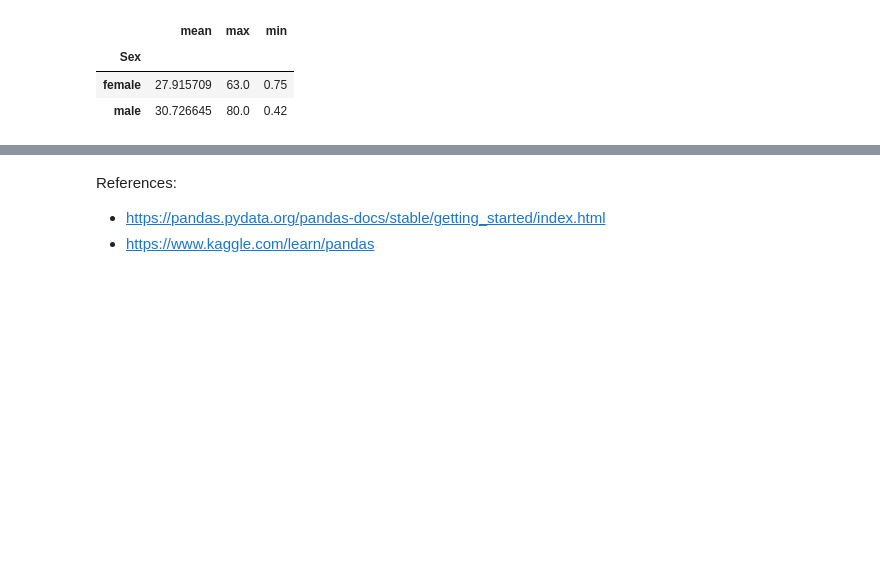
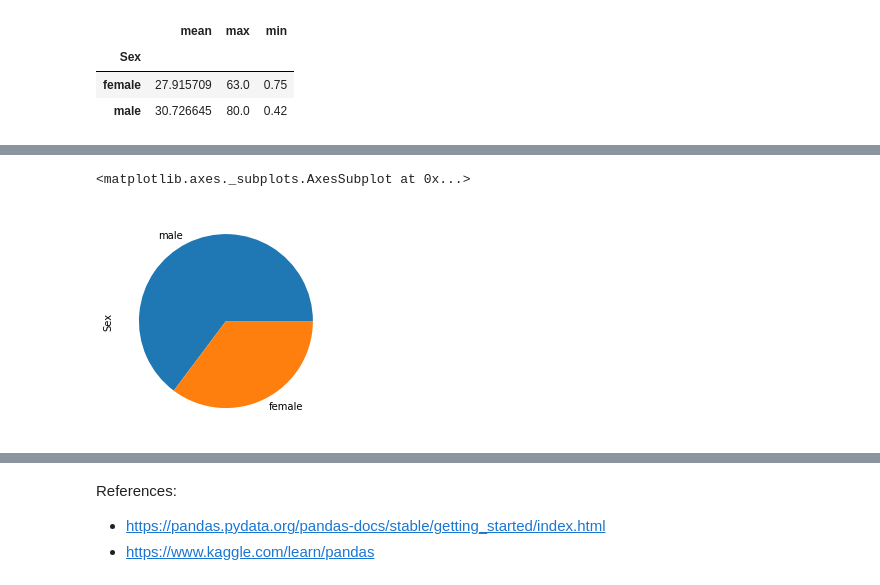
Before and after one commit to richardcsuwandi/ppsdcw1, a Jupyter notebook: template.ipynb, the cells around one changed output, grey strips where cells are left out. Drawn from its saved outputs; the diff is of its cells as text; code cells hidden in the pictures; blank space fills up the shorter version.

```diff
--- a/template.ipynb
+++ b/template.ipynb
@@ -556,0 +640,6 @@ Berapakah nilai minimum, maksimum, dan rata-rata usia untuk tiap kategori `Pclas
+# %%
+# Membuat pie chart
+df["Sex"].value_counts().plot(kind="pie")
+# %% [output]
+<matplotlib.axes._subplots.AxesSubplot at 0x...>
+[figure, added]
```
Also changed, not shown: parts of 23 cells of this notebook.
